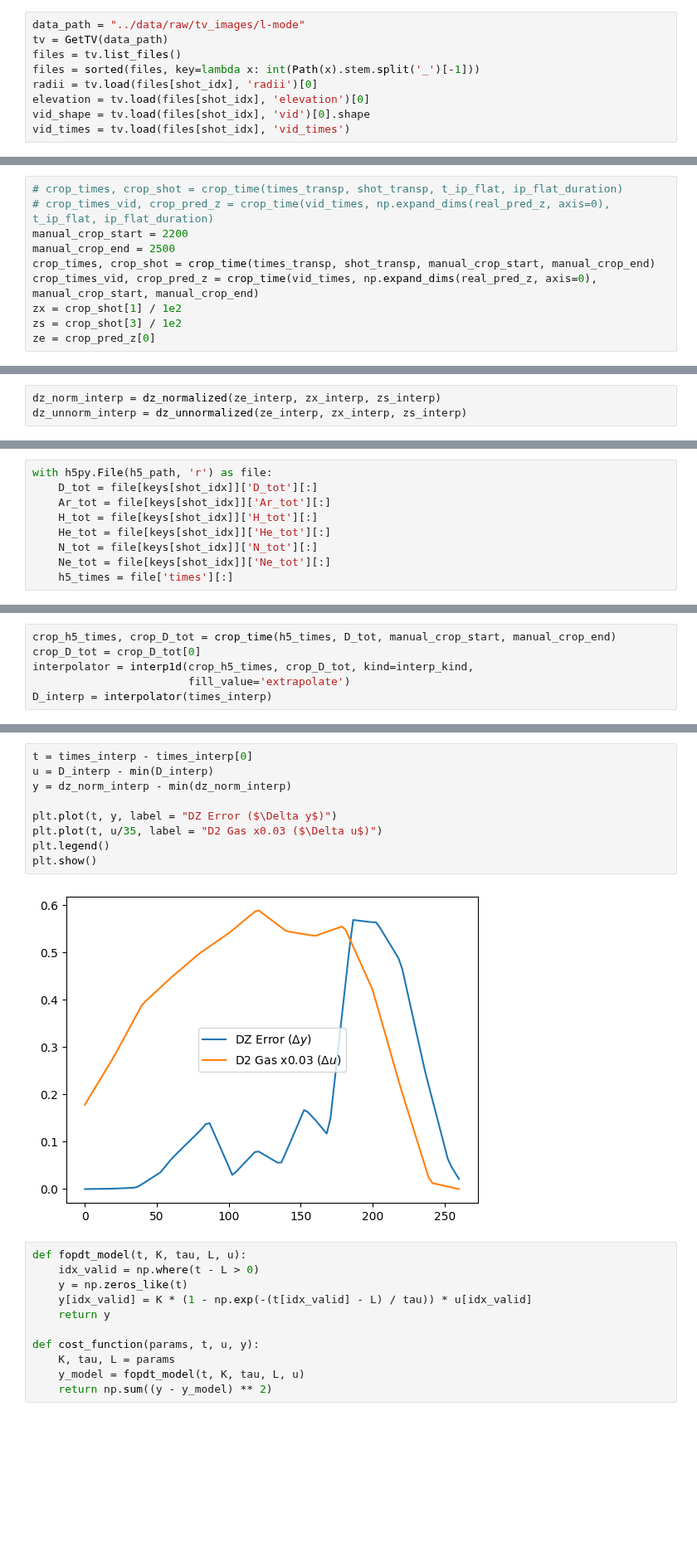
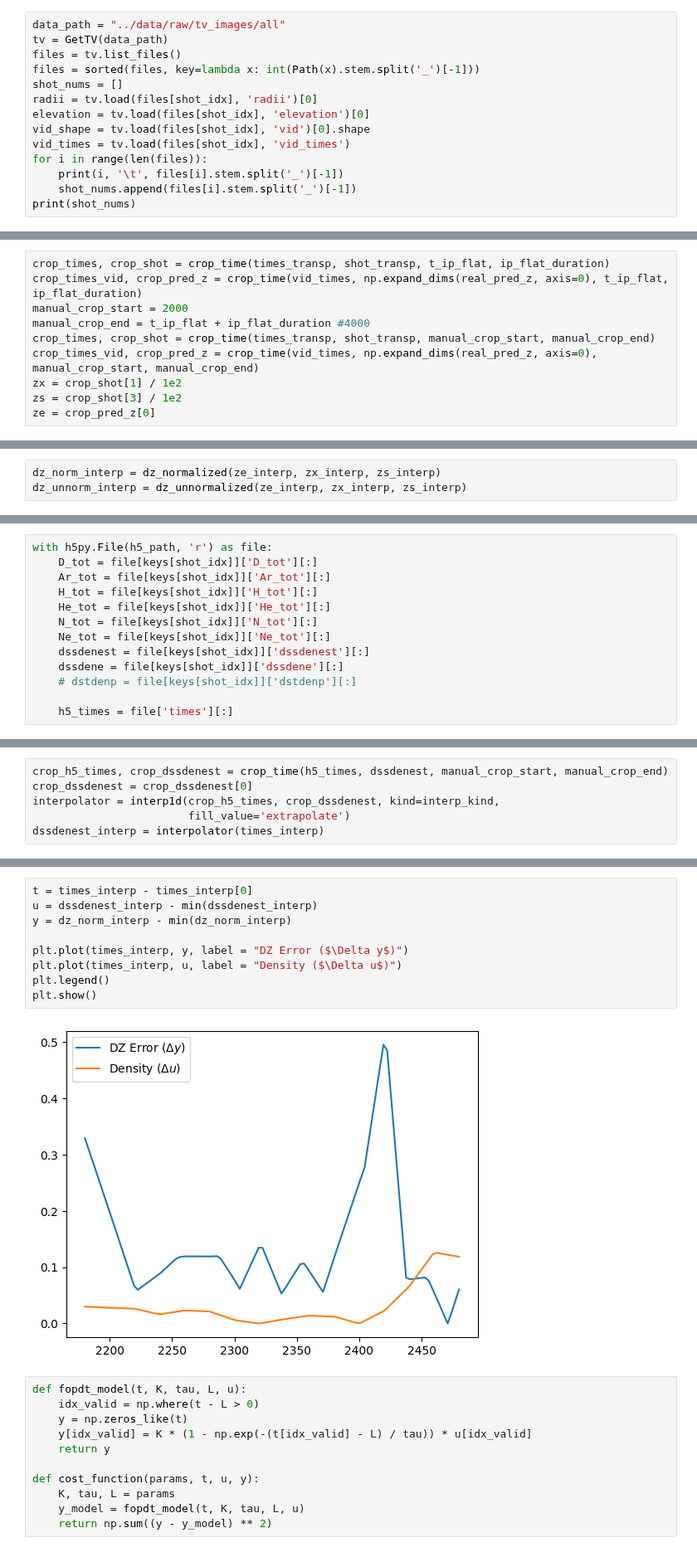
Before and after one commit to PlasmaControl/plasma-tv, a Jupyter notebook: notebooks/tangtv_pipeline.ipynb, the cells around one changed output, grey strips where cells are left out. Shown at 83% size. Cells and saved outputs as stored; diff of their text form; blank space fills up the shorter version.

```diff
--- a/notebooks/tangtv_pipeline.ipynb
+++ b/notebooks/tangtv_pipeline.ipynb
@@ -51,9 +54,14 @@ shot_idx = 3
 # %%
-data_path = "../data/raw/tv_images/l-mode"
+data_path = "../data/raw/tv_images/all"
 tv = GetTV(data_path)
 files = tv.list_files()
 files = sorted(files, key=lambda x: int(Path(x).stem.split('_')[-1]))
+shot_nums = []
 radii = tv.load(files[shot_idx], 'radii')[0]
 elevation = tv.load(files[shot_idx], 'elevation')[0]
 vid_shape = tv.load(files[shot_idx], 'vid')[0].shape
 vid_times = tv.load(files[shot_idx], 'vid_times')
+for i in range(len(files)):
+    print(i, '\t', files[i].stem.split('_')[-1])
+    shot_nums.append(files[i].stem.split('_')[-1])
+print(shot_nums)
@@ -136,10 +162,10 @@ Extracting h5 for shot:  190114
 t_ip_flat: 1006.47998046875
 ip_flat_duration: 2815.800048828125
 # %%
-# crop_times, crop_shot = crop_time(times_transp, shot_transp, t_ip_flat, ip_flat_duration)
-# crop_times_vid, crop_pred_z = crop_time(vid_times, np.expand_dims(real_pred_z, axis=0), t_ip_flat, ip_flat_duration)
-manual_crop_start = 2200
-manual_crop_end = 2500
+crop_times, crop_shot = crop_time(times_transp, shot_transp, t_ip_flat, ip_flat_duration)
+crop_times_vid, crop_pred_z = crop_time(vid_times, np.expand_dims(real_pred_z, axis=0), t_ip_flat, ip_flat_duration)
+manual_crop_start = 2000
+manual_crop_end = t_ip_flat + ip_flat_duration #4000
 crop_times, crop_shot = crop_time(times_transp, shot_transp, manual_crop_start, manual_crop_end)
 crop_times_vid, crop_pred_z = crop_time(vid_times, np.expand_dims(real_pred_z, axis=0), manual_crop_start, manual_crop_end)
 zx = crop_shot[1] / 1e2
@@ -222,5 +224,9 @@ with h5py.File(h5_path, 'r') as file:
     He_tot = file[keys[shot_idx]]['He_tot'][:]
     N_tot = file[keys[shot_idx]]['N_tot'][:]
     Ne_tot = file[keys[shot_idx]]['Ne_tot'][:]
+    dssdenest = file[keys[shot_idx]]['dssdenest'][:]
+    dssdene = file[keys[shot_idx]]['dssdene'][:]
+    # dstdenp = file[keys[shot_idx]]['dstdenp'][:]
+
     h5_times = file['times'][:]
 # %%
@@ -238,6 +254,6 @@ plt.show()
 # %%
-crop_h5_times, crop_D_tot = crop_time(h5_times, D_tot, manual_crop_start, manual_crop_end)
-crop_D_tot = crop_D_tot[0]
-interpolator = interp1d(crop_h5_times, crop_D_tot, kind=interp_kind,
+crop_h5_times, crop_dssdenest = crop_time(h5_times, dssdenest, manual_crop_start, manual_crop_end)
+crop_dssdenest = crop_dssdenest[0]
+interpolator = interp1d(crop_h5_times, crop_dssdenest, kind=interp_kind,
                         fill_value='extrapolate')
-D_interp = interpolator(times_interp)
+dssdenest_interp = interpolator(times_interp)
@@ -244,14 +274,14 @@ D_interp = interpolator(times_interp)
 # %%
 t = times_interp - times_interp[0]
-u = D_interp - min(D_interp)
+u = dssdenest_interp - min(dssdenest_interp)
 y = dz_norm_interp - min(dz_norm_interp)
 
-plt.plot(t, y, label = "DZ Error ($\Delta y$)")
-plt.plot(t, u/35, label = "D2 Gas x0.03 ($\Delta u$)")
+plt.plot(times_interp, y, label = "DZ Error ($\Delta y$)")
+plt.plot(times_interp, u, label = "Density ($\Delta u$)")
 plt.legend()
 plt.show()
 # %% [output]
-[figure, old version]
+[figure, new version]
 # %%
 def fopdt_model(t, K, tau, L, u):
     idx_valid = np.where(t - L > 0)
```
Also changed, not shown: parts of 20 cells of this notebook, 6 other files.
